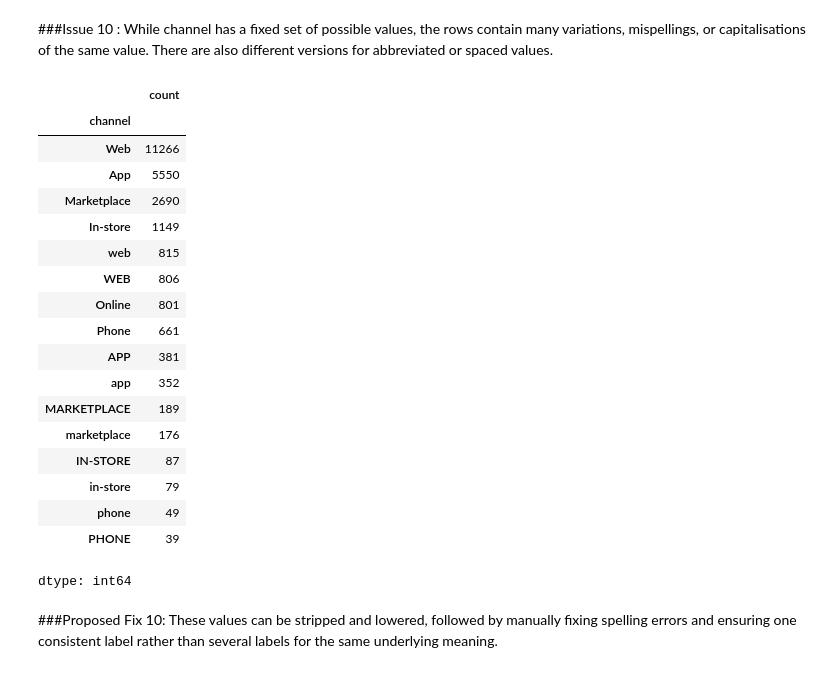
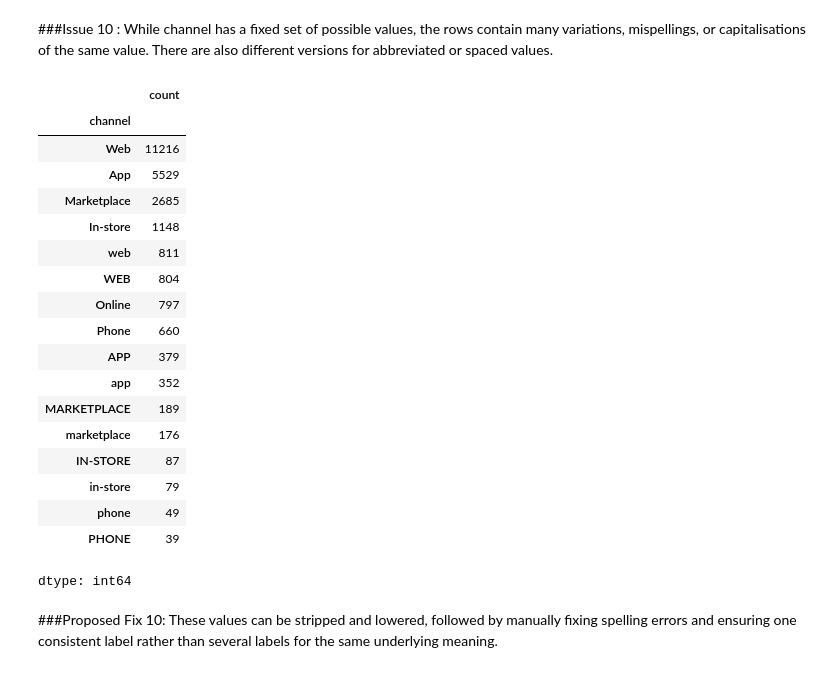
Before and after one commit to LSRajan/valley-outfitters-analysis, a Jupyter notebook: notebooks/01_profiling.ipynb, the cells around one changed output. Drawn from its saved outputs; the diff is of its cells as text; code cells hidden in the pictures.

```diff
--- a/notebooks/01_profiling.ipynb
+++ b/notebooks/01_profiling.ipynb
@@ -58,7 +57,7 @@ np.int64(90)
 # %% [markdown]
 ### Proposed Fix 01: There are 90 duplicated rows in the table. Solve by dropping duplicated rows.
 # %%
-orders_temp = orders.drop_duplicates()
+orders_temp = orders.drop_duplicates().copy()
 # %% [markdown]
 ##1.1 order_id
 # %%
@@ -360,19 +349,19 @@ dtype: int64
 # %% [markdown]
 ###Issue 10 : While channel has a fixed set of possible values, the rows contain many variations, mispellings, or capitalisations of the same value. There are also different versions for abbreviated or spaced values.
 # %%
-orders["channel"].value_counts()
+orders_temp["channel"].value_counts()
 # %% [output]
 |  | count |
 | channel |  |
-| Web | 11266 |
-| App | 5550 |
-| Marketplace | 2690 |
-| In-store | 1149 |
-| web | 815 |
-| WEB | 806 |
-| Online | 801 |
-| Phone | 661 |
-| APP | 381 |
+| Web | 11216 |
+| App | 5529 |
+| Marketplace | 2685 |
+| In-store | 1148 |
+| web | 811 |
+| WEB | 804 |
+| Online | 797 |
+| Phone | 660 |
+| APP | 379 |
 | app | 352 |
 | MARKETPLACE | 189 |
 | marketplace | 176 |
```
Also changed, not shown: parts of 72 cells of this notebook, 2 other files.
